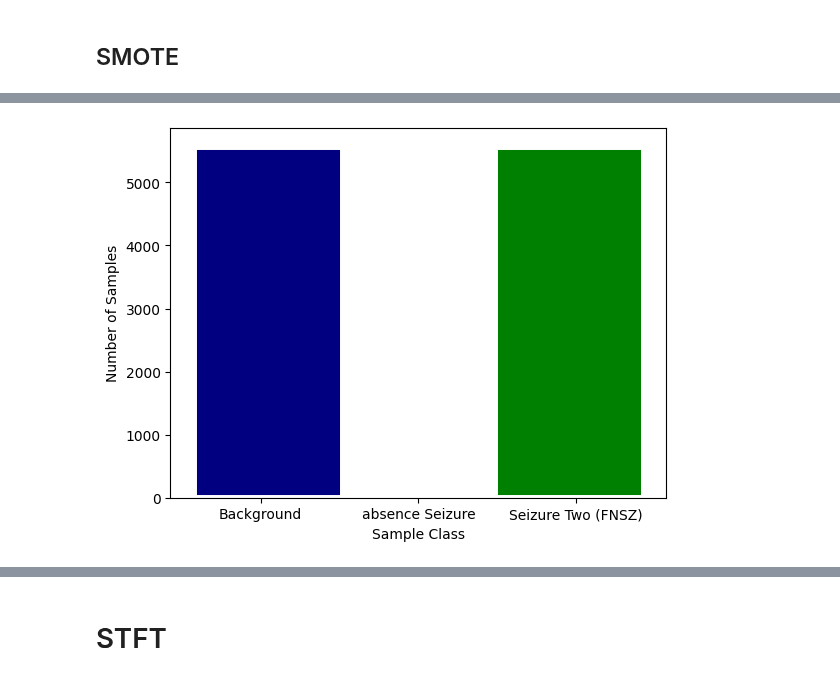
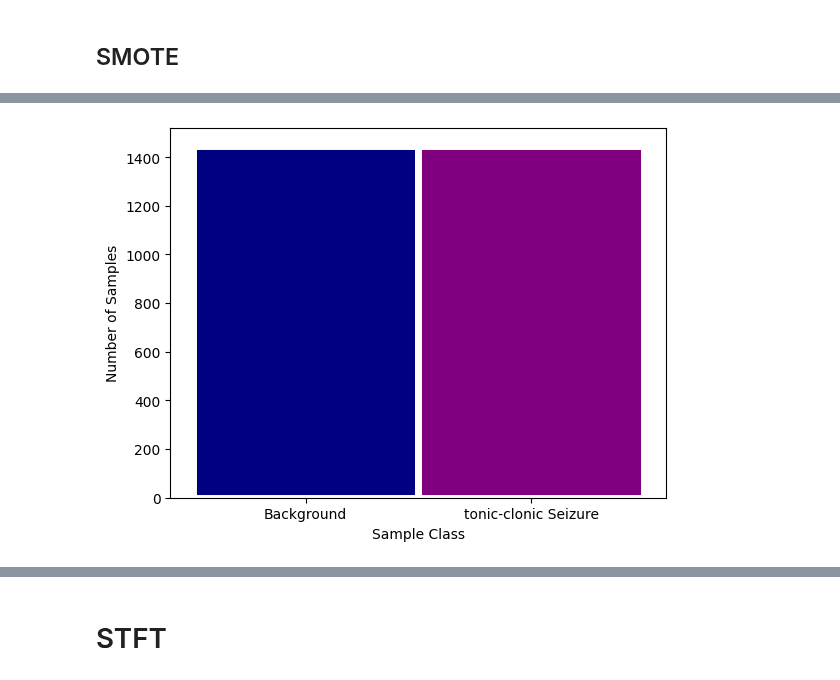
Before and after one commit to Loic017/TinyML-for-Epileptic-Seizures, a Jupyter notebook: stft_feature_extraction_and_training.ipynb, the cells around one changed output, grey strips where cells are left out. Cells and saved outputs as stored; diff of their text form; code cells hidden in the pictures.

```diff
--- a/stft_feature_extraction_and_training.ipynb
+++ b/stft_feature_extraction_and_training.ipynb
@@ -194,22 +190,19 @@ train_set_x, train_set_y = SMOTE(
 # %%
 n, bins, p = plt.hist(
     train_set_y,
-    bins=3,
+    bins=2,
     edgecolor="white",
     linewidth=5,
     range=(0, 1),
 )
 
-plt.xticks(
-    [0.15, 0.5, 0.85], ["Background", f"{seizure_type} Seizure", "Seizure Two (FNSZ)"]
-)
+plt.xticks([0.25, 0.75], ["Background", f"{seizure_type} Seizure"])
 plt.ylabel("Number of Samples")
 plt.xlabel("Sample Class")
 p[0].set_facecolor("navy")
 p[1].set_facecolor("purple")
-p[2].set_facecolor("green")
 # %% [output]
-[figure, old version]
+[figure, new version]
 # %%
 train_set_x = np.reshape(train_set_x, (train_set_x.shape[0], shape[1], shape[2]))
 val_set_x = eval_set.dataset.x[eval_set.indices]
```
Also changed, not shown: parts of 30 cells of this notebook.
